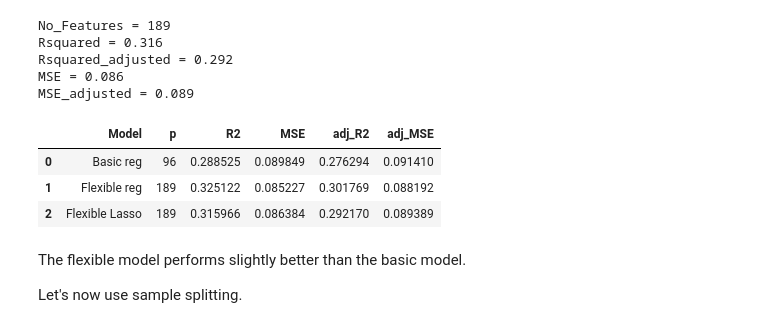
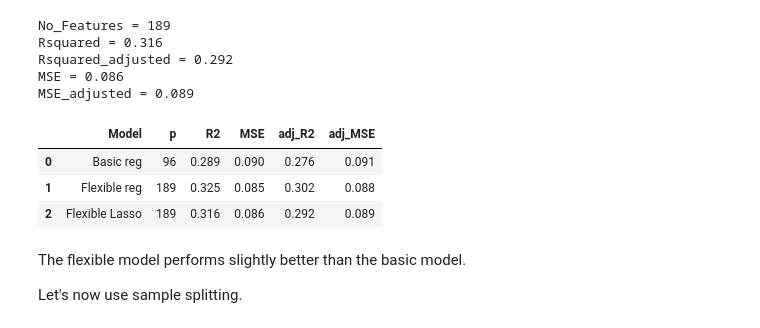
Before and after one commit to pabloestradac/causalml-basics, a Jupyter notebook: notebooks/Lasso.ipynb, the cells around one changed output. Saved outputs shown, nothing was run; the diff lists cells and outputs as text; code cells hidden in the pictures.

```diff
--- a/notebooks/Lasso.ipynb
+++ b/notebooks/Lasso.ipynb
@@ -159,22 +160,22 @@ MSE_adjusted = 0.089
 # %%
 # Store results
 res_df = pd.DataFrame()
 
 res_df['Model'] = ['Basic reg', 'Flexible reg', 'Flexible Lasso']
 res_df['p'] = [results_base.params.shape[0],
                results_flex.params.shape[0],
                results_flex.params.shape[0]]
 res_df['R2'] = [rsquared_base, rsquared_flex, rsquared_lasso]
 res_df['MSE'] = [mse_base, mse_flex, mse_lasso]
 res_df['adj_R2'] = [rsquared_adj_base, rsquared_adj_flex, rsquared_adj_lasso]
 res_df['adj_MSE'] = [mse_adj_base, mse_adj_flex, mse_adj_lasso]
 
-res_df
+res_df.round(3)
 # %% [output]
 |  | Model | p | R2 | MSE | adj_R2 | adj_MSE |
-| 0 | Basic reg | 96 | 0.288525 | 0.089849 | 0.276294 | 0.091410 |
-| 1 | Flexible reg | 189 | 0.325122 | 0.085227 | 0.301769 | 0.088192 |
-| 2 | Flexible Lasso | 189 | 0.315966 | 0.086384 | 0.292170 | 0.089389 |
+| 0 | Basic reg | 96 | 0.289 | 0.090 | 0.276 | 0.091 |
+| 1 | Flexible reg | 189 | 0.325 | 0.085 | 0.302 | 0.088 |
+| 2 | Flexible Lasso | 189 | 0.316 | 0.086 | 0.292 | 0.089 |
 # %% [markdown]
 The flexible model performs slightly better than the basic model.
 
```
Also changed, not shown: parts of 15 cells of this notebook.
